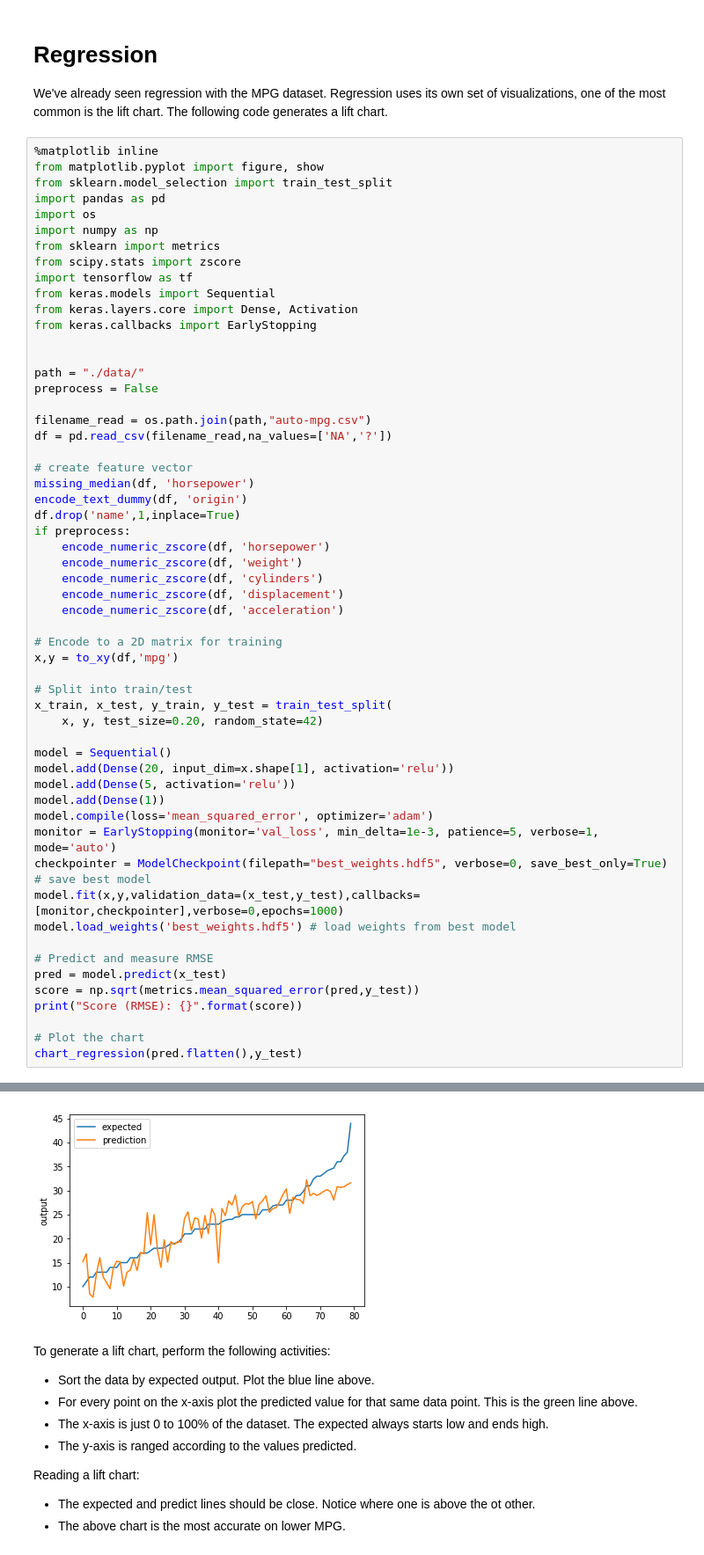
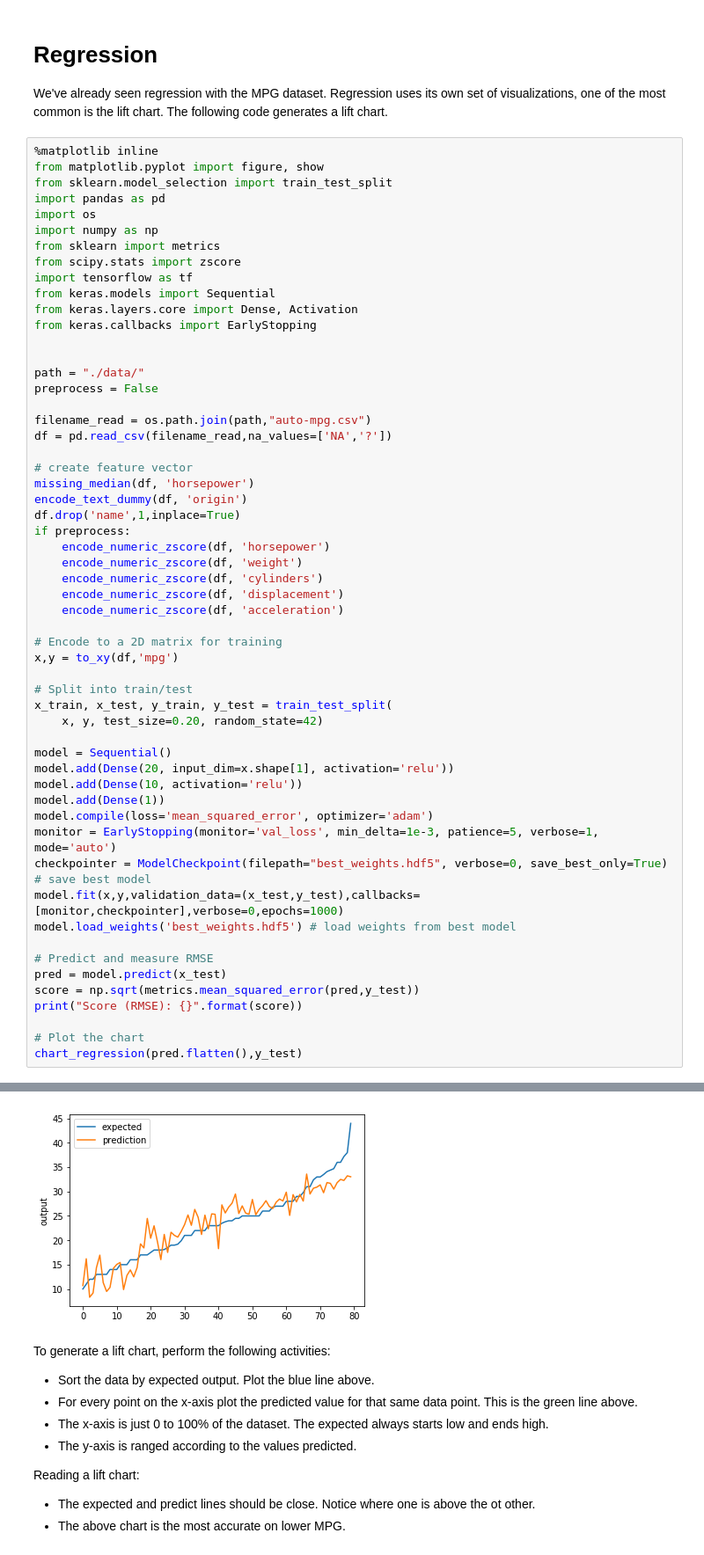
Before and after one commit to jeffheaton/t81_558_deep_learning, a Jupyter notebook: t81_558_class4_class_reg.ipynb, the cells around one changed output, grey strips where cells are left out. Shown at 88% size. Cells and saved outputs as stored; diff of their text form.

```diff
--- a/t81_558_class4_class_reg.ipynb
+++ b/t81_558_class4_class_reg.ipynb
@@ -440,7 +440,7 @@ x_train, x_test, y_train, y_test = train_test_split(
 
 model = Sequential()
 model.add(Dense(20, input_dim=x.shape[1], activation='relu'))
-model.add(Dense(5, activation='relu'))
+model.add(Dense(10, activation='relu'))
 model.add(Dense(1))
 model.compile(loss='mean_squared_error', optimizer='adam')
 monitor = EarlyStopping(monitor='val_loss', min_delta=1e-3, patience=5, verbose=1, mode='auto')
@@ -461,4 +461,4 @@ Score (RMSE): 3.5498175621032715
-[figure, old version]
+[figure, new version]
 # %% [markdown]
 To generate a lift chart, perform the following activities:
 
```
Also changed, not shown: parts of 5 cells of this notebook, 2 other files.
